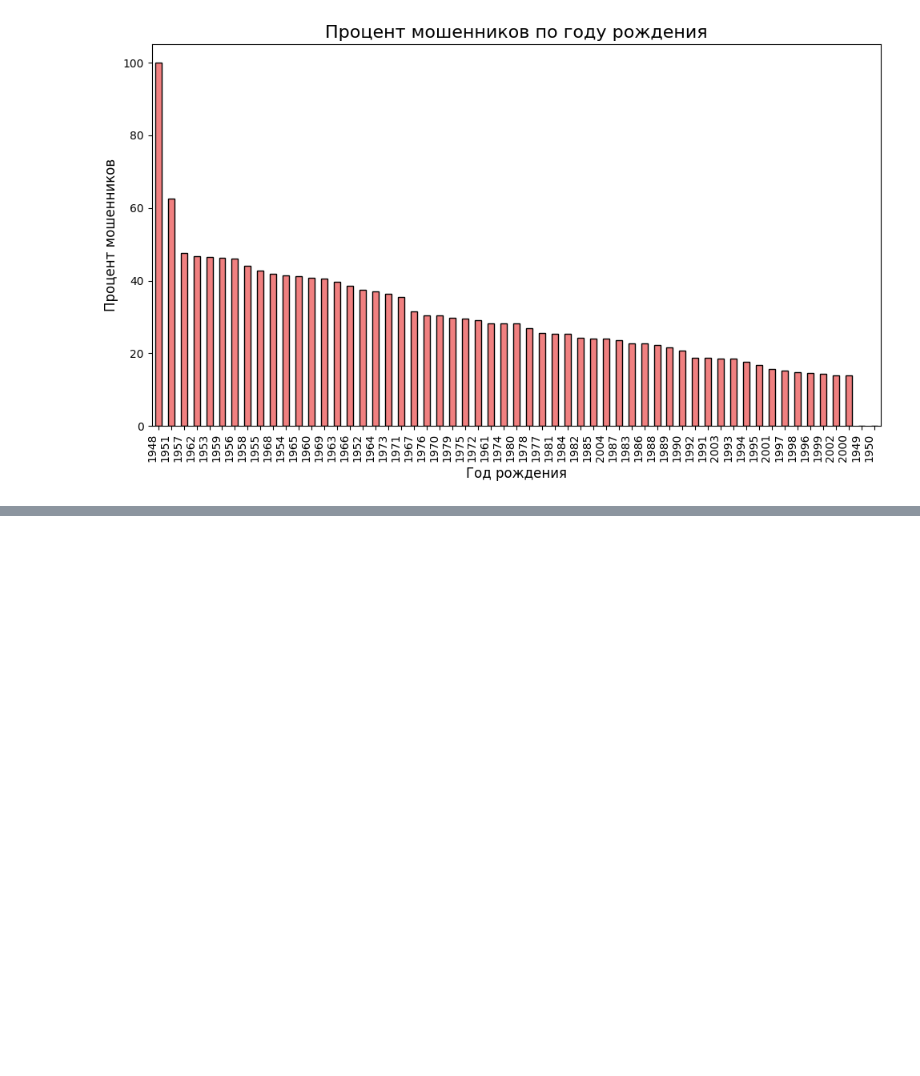
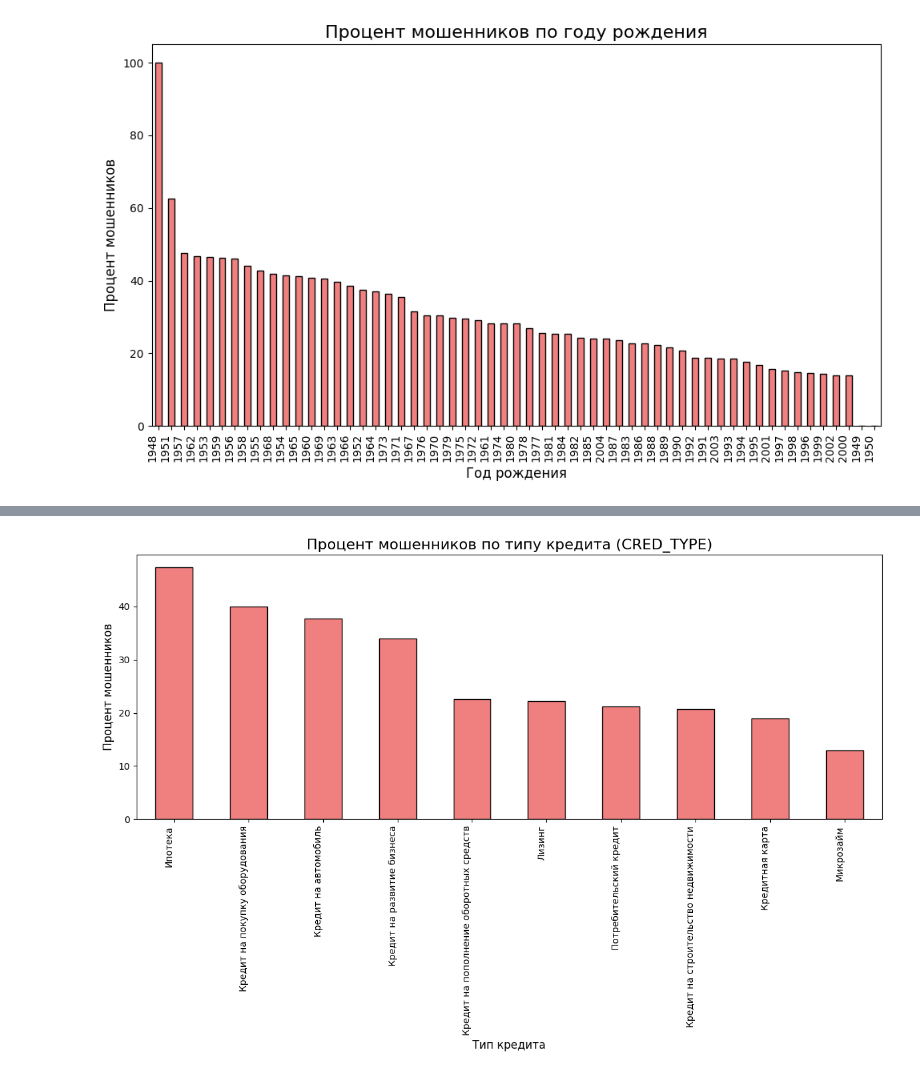
Before and after one commit to budennovsk/testovoe_Antifraud, a Jupyter notebook: testovoe_Antifraud.ipynb, the cells around one changed output, grey strips where cells are left out. Saved outputs shown, nothing was run; the diff lists cells and outputs as text; code cells hidden in the pictures; blank space fills up the shorter version.

```diff
--- a/testovoe_Antifraud.ipynb
+++ b/testovoe_Antifraud.ipynb
@@ -1292,3 +1313,15 @@ else:
     print("Колонки 'BIRTH_YEAR' или 'AF1_TARGET' не найдены в DataFrame.")
 # %% [output]
 [figure]
+# %%
+import pandas as pd
+
+# Объединяем два датафрейма по колонке 'ID' с сохранением всех строк из df_ki_loans_task
+df_merged_2 = pd.merge(df_ki_loans_task, df_target_task, on='ID', how='left')
+
+# Проверим размер объединённого датафрейма
+print(f"Размер объединённого датафрейма: {df_merged_2.shape}")
+
+# Покажем первые несколько строк объединённого датафрейма
+
+df_merged_2
@@ -1294,0 +1343,65 @@ else:
+# %%
+import pandas as pd
+import matplotlib.pyplot as plt
+
+# Словарь для замены числовых значений на текстовые метки для CRED_TYPE
+cred_type_dict = {
+    0: 'Неизвестный тип кредита',
+    1: 'Кредит на автомобиль',
+    2: 'Лизинг',
+    3: 'Ипотека',
+    4: 'Кредитная карта',
+    5: 'Потребительский кредит',
+    6: 'Кредит на развитие бизнеса',
+    7: 'Кредит на пополнение оборотных средств',
+    8: 'Кредит на покупку оборудования',
+    9: 'Кредит на строительство недвижимости',
+    10: 'Кредит на покупку акций (маржинальное кредитование)',
+    11: 'Межбанковский кредит',
+    12: 'Кредит мобильного оператора',
+    13: 'Кредит на обучение',
+    14: 'Дебетовая карта с овердрафтом',
+    15: 'Ипотека (первичный рынок)',
+    16: 'Ипотека (вторичный рынок)',
+    17: 'Ипотека (ломбардный кредит)',
+    99: 'Другой тип кредита',
+    18: 'Кредит наличными (нецелевой)',
+    19: 'Микрозайм'
+}
+
+# Проверяем, что колонки 'CRED_TYPE' и 'AF1_TARGET' существуют в датафрейме
+if 'CRED_TYPE' in df_merged_2.columns and 'AF1_TARGET' in df_merged_2.columns:
+    # Группируем по CRED_TYPE и считаем количество пользователей по типу кредита
+    total_by_credit_type = df_merged_2.groupby('CRED_TYPE')['AF1_TARGET'].count()
+
+    # Считаем количество мошенников (AF1_TARGET == 1) по каждому типу кредита
+    fraud_by_credit_type = df_merged_2[df_merged_2['AF1_TARGET'] == 1].groupby('CRED_TYPE')['AF1_TARGET'].count()
+
+    # Вычисляем процент мошенников по типу кредита
+    fraud_percentage_by_credit_type = (fraud_by_credit_type / total_by_credit_type) * 100
+
+    # Заменяем числовые значения на текстовые метки с помощью словаря
+    fraud_percentage_by_credit_type.index = fraud_percentage_by_credit_type.index.map(cred_type_dict)
+
+    # Сортируем по убыванию
+    fraud_percentage_by_credit_type = fraud_percentage_by_credit_type.sort_values(ascending=False)
+
+    # Строим гистограмму
+    plt.figure(figsize=(12, 8))
+    fraud_percentage_by_credit_type.plot(kind='bar', color='lightcoral', edgecolor='black')
+
+    # Добавляем заголовок и метки для осей
+    plt.title('Процент мошенников по типу кредита (CRED_TYPE)', fontsize=16)
+    plt.xlabel('Тип кредита', fontsize=12)
+    plt.ylabel('Процент мошенников', fontsize=12)
+
+    # Поворачиваем метки оси X для удобства
+    plt.xticks(rotation=90, ha='right', fontsize=10)
+
+    # Отображаем график
+    plt.tight_layout()
+    plt.show()
+else:
+    print("Колонки 'CRED_TYPE' или 'AF1_TARGET' не найдены в DataFrame.")
+# %% [output]
+[figure, added]
```
Also changed, not shown: parts of 19 cells of this notebook.
